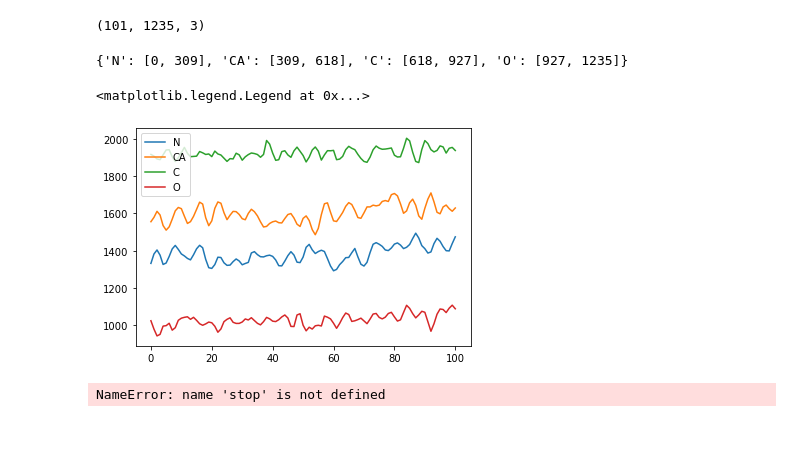
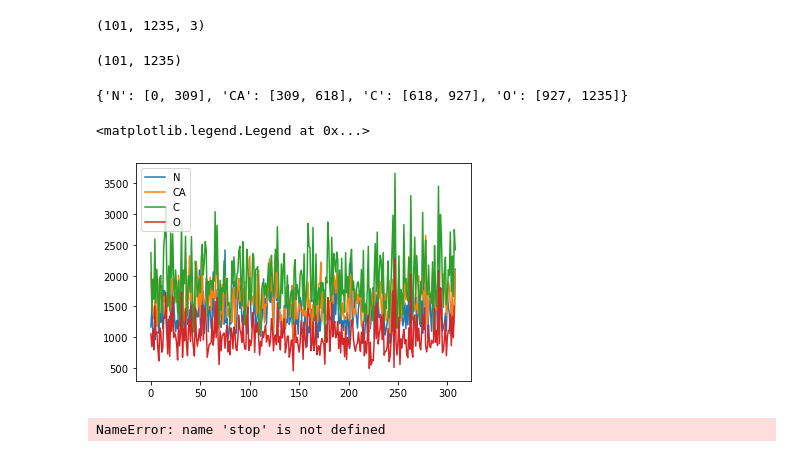
Before and after one commit to ShimeiYago/force-prediction, a Jupyter notebook: 05-analysis.ipynb, the cells around one changed output. Cells and saved outputs as stored; diff of their text form; code cells hidden in the pictures.

```diff
--- a/05-analysis.ipynb
+++ b/05-analysis.ipynb
@@ -55,8 +56,9 @@ INIT_RADIUSES = groparser.init_radiuses
 REARRANGED_INDECES = groparser.rearranged_indeces
 RESID_GROUP_INDECES = groparser.resid_group_indeces
 # %%
-fp = "input/xvg/2fs/MainChain-force.xvg"
-actual_forces = ReadXVGs(None, None, ARRANGED_INDECES)._read_xvg(fp).compute()[:, ARRANGED_INDECES, :]
+fp_force = "input/xvg/2fs/MainChain-force.xvg"
+# fp_force = "input/2fs/MainChain-force.xvg"
+actual_forces = ReadXVGs(None, None, ARRANGED_INDECES)._read_xvg(fp_force).compute()[:, ARRANGED_INDECES, :]
 # %%
 coords = ReadXVGs(None, None, ARRANGED_INDECES)._read_xvg(args.coord).compute()[:, ARRANGED_INDECES, :]
 # %%
@@ -118,20 +120,24 @@ pred_forces.shape
 (101, 1235, 3)
 # %%
 diff_forces = np.sqrt(np.sum(np.square(pred_forces - actual_forces), axis=2))
+diff_forces.shape
+# %% [output]
+(101, 1235)
 # %%
 SLICE_INDECES
 # %% [output]
 {'N': [0, 309], 'CA': [309, 618], 'C': [618, 927], 'O': [927, 1235]}
 # %%
+diff_forces_each_atom = np.mean(diff_forces, axis=0)
 for atom in MAINCHAIN:
     i, j = SLICE_INDECES[atom]
-    diffs = np.mean(diff_forces[:, i:j], axis=1)
+    diffs = diff_forces_each_atom[i:j]
     plt.plot(diffs, label=atom)
 
 plt.legend()
 # %% [output]
 <matplotlib.legend.Legend at 0x...>
-[figure, old version]
+[figure, new version]
 # %%
 stop()
 # %% [output]
```
Also changed, not shown: parts of 1 cell of this notebook.
